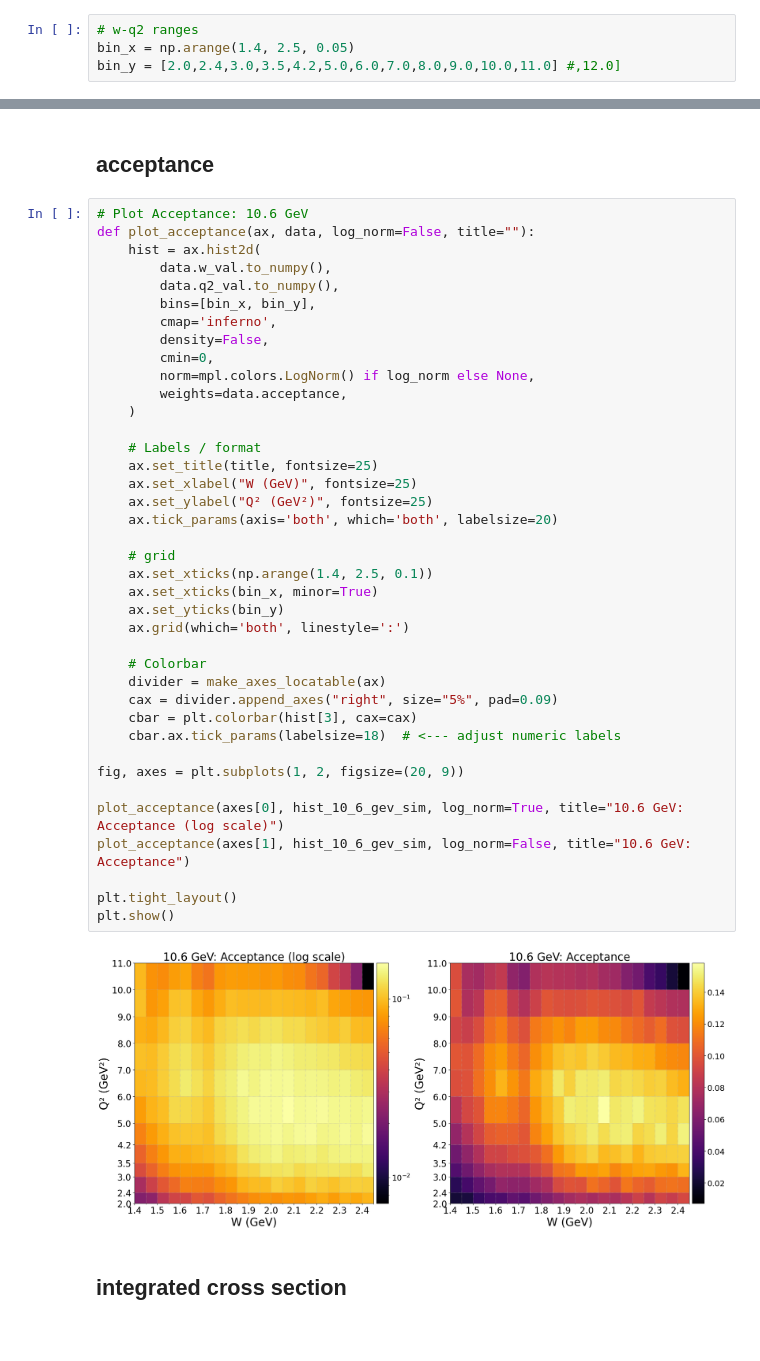
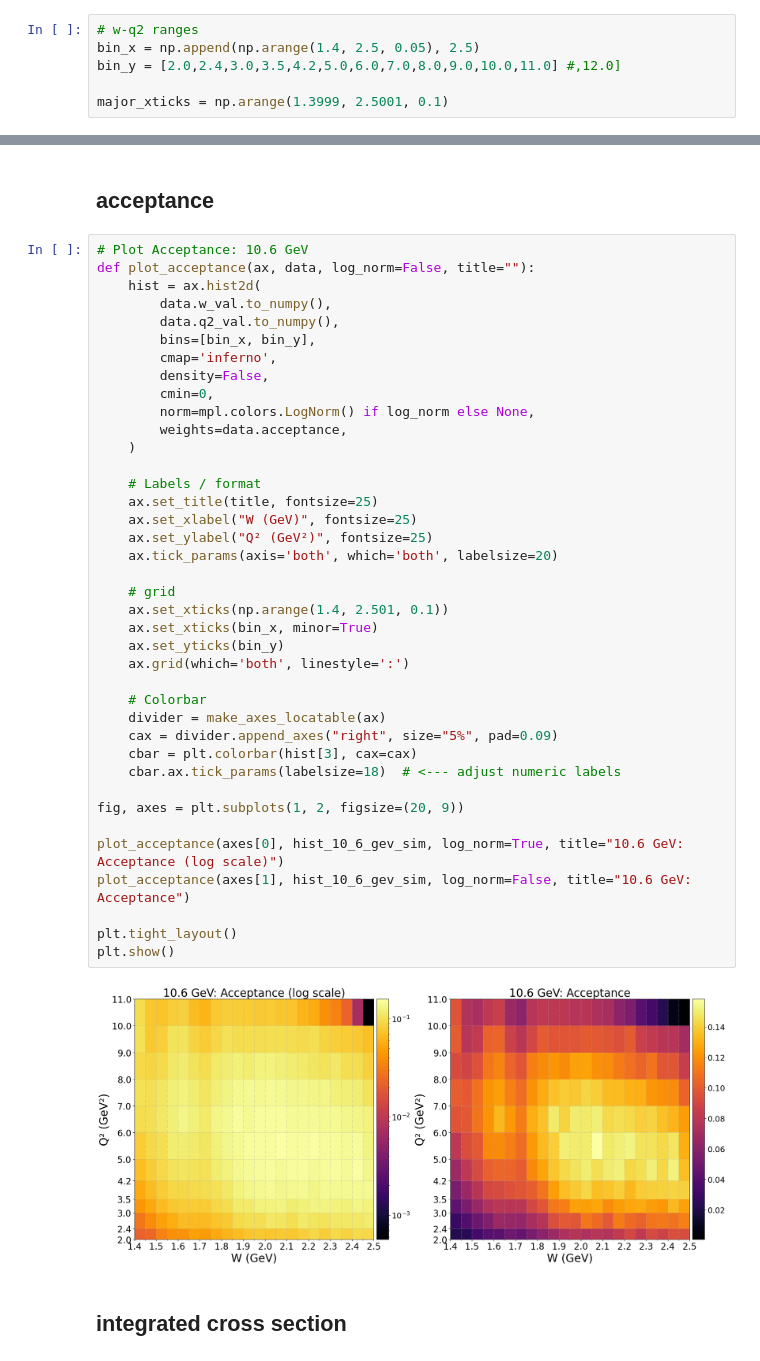
Before and after one commit to aosmond98/clas12, a Jupyter notebook: python/10_6GeV_acceptance_etc.ipynb, the cells around one changed output, grey strips where cells are left out. Cells and saved outputs as stored; diff of their text form.

```diff
--- a/python/10_6GeV_acceptance_etc.ipynb
+++ b/python/10_6GeV_acceptance_etc.ipynb
@@ -80,7 +82,9 @@ sim_rec_10_6GeV.drop(columns=['event'], inplace=True, errors='ignore')
 # %%
 # w-q2 ranges
-bin_x = np.arange(1.4, 2.5, 0.05)
+bin_x = np.append(np.arange(1.4, 2.5, 0.05), 2.5)
 bin_y = [2.0,2.4,3.0,3.5,4.2,5.0,6.0,7.0,8.0,9.0,10.0,11.0] #,12.0]
+
+major_xticks = np.arange(1.3999, 2.5001, 0.1)
 # %% [markdown]
 # bin generated events
 # %%
@@ -362,35 +366,35 @@ def plot_acceptance(ax, data, log_norm=False, title=""):
         cmin=0,
         norm=mpl.colors.LogNorm() if log_norm else None,
         weights=data.acceptance,
     )
 
     # Labels / format
     ax.set_title(title, fontsize=25)
     ax.set_xlabel("W (GeV)", fontsize=25)
     ax.set_ylabel("Q² (GeV²)", fontsize=25)
     ax.tick_params(axis='both', which='both', labelsize=20)
 
     # grid
-    ax.set_xticks(np.arange(1.4, 2.5, 0.1))
+    ax.set_xticks(np.arange(1.4, 2.501, 0.1))
     ax.set_xticks(bin_x, minor=True)
     ax.set_yticks(bin_y)
     ax.grid(which='both', linestyle=':')
 
     # Colorbar
     divider = make_axes_locatable(ax)
     cax = divider.append_axes("right", size="5%", pad=0.09)
     cbar = plt.colorbar(hist[3], cax=cax)
     cbar.ax.tick_params(labelsize=18)  # <--- adjust numeric labels
 
 fig, axes = plt.subplots(1, 2, figsize=(20, 9))
 
 plot_acceptance(axes[0], hist_10_6_gev_sim, log_norm=True, title="10.6 GeV: Acceptance (log scale)")
 plot_acceptance(axes[1], hist_10_6_gev_sim, log_norm=False, title="10.6 GeV: Acceptance")
 
 plt.tight_layout()
 plt.show()
 # %% [output]
-[figure, old version]
+[figure, new version]
 # %% [markdown]
 ## integrated cross section
 # %%
```
Also changed, not shown: parts of 8 cells of this notebook, 4 other files.
